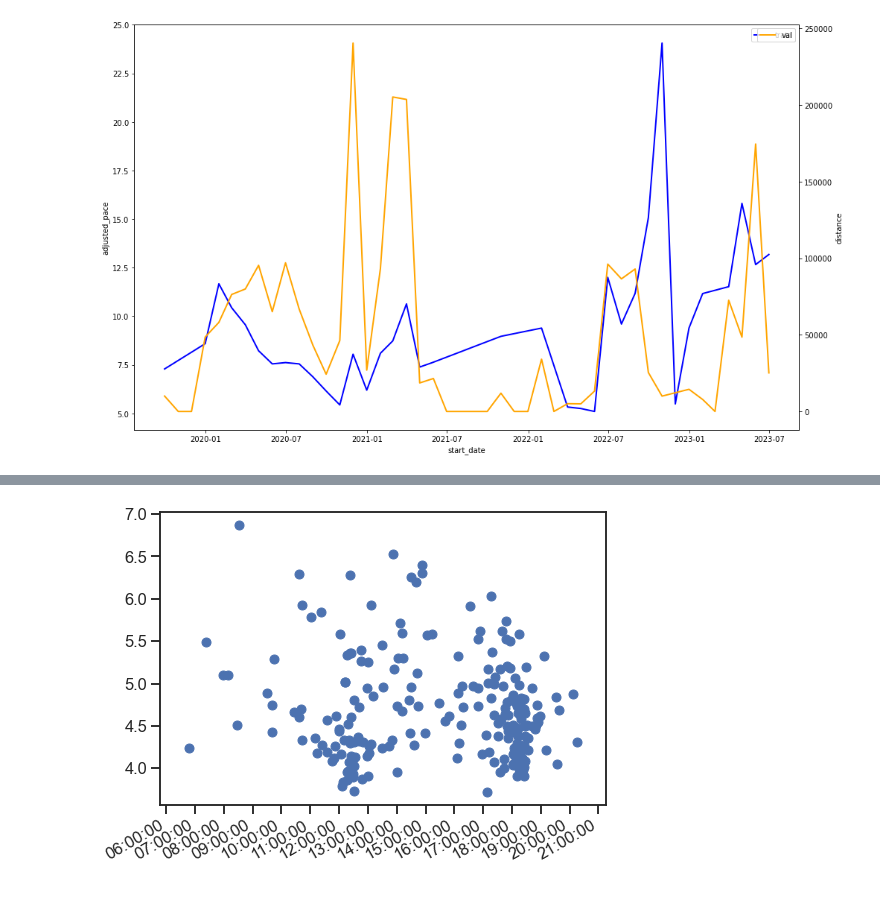
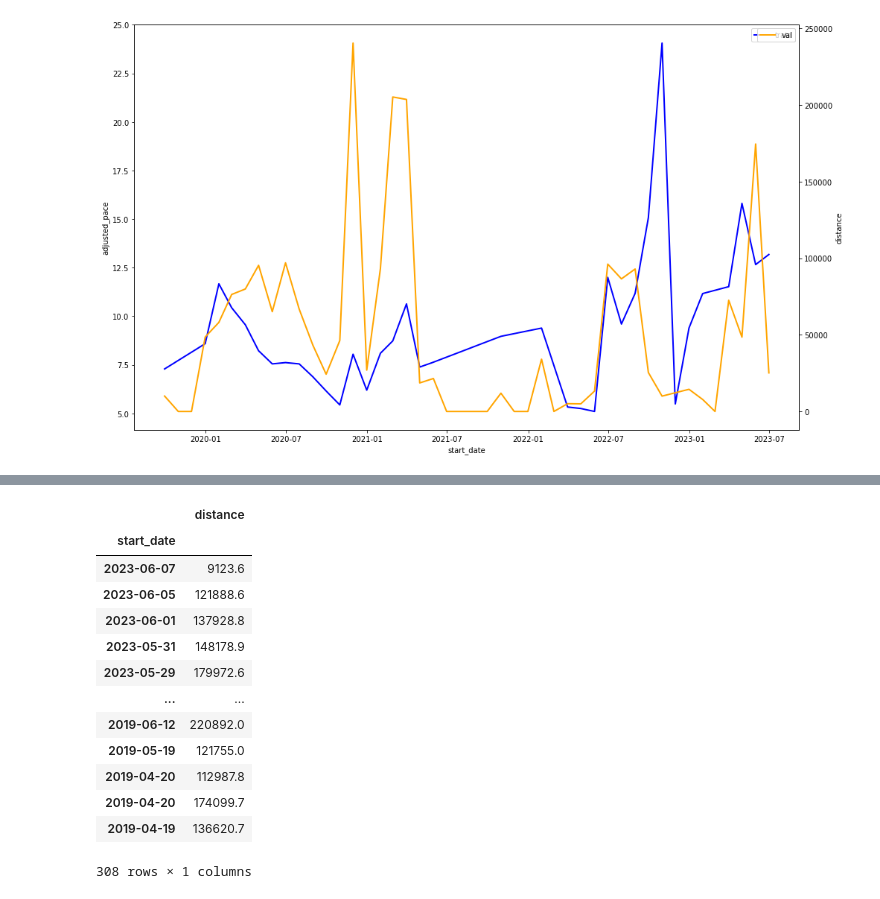
Before and after one commit to dougiebudge/stravaExperiment, a Jupyter notebook: explore.ipynb, the cells around one changed output, grey strips where cells are left out. Saved outputs shown, nothing was run; the diff lists cells and outputs as text; code cells hidden in the pictures.

```diff
--- a/explore.ipynb
+++ b/explore.ipynb
@@ -419,12 +411,29 @@ fig.show()
-# %%
-rides["prevMonthDist"]=
-rides["prevMonthElevation"]=
-rides["prevWeekDist"]=
-rides["prevWeekElevation"]=
-rides["fatigueFactor"]= pd.cut(
-    rides.prevWeekDist,
-    bins=5,
-    labels=False
-)
-# %% [output]
-[figure, removed]
+# %%
+'''
+rides["prevMonthDist"]=
+rides["prevMonthElevation"]=
+rides["prevWeekDist"]=
+rides["prevWeekElevation"]=
+rides["fatigueFactor"]=
+'''
+# I've got to sort by ascending date
+# df.sort_values()
+df_time = pd.DataFrame({"distance": df["distance"].tolist()},
+                       index = df["start_date"])
+df_time= df_time.rolling('30D').sum()
+df_time
+# %% [output]
+|  | distance |
+| start_date |  |
+| 2023-06-07 | 9123.6 |
+| 2023-06-05 | 121888.6 |
+| 2023-06-01 | 137928.8 |
+| 2023-05-31 | 148178.9 |
+| 2023-05-29 | 179972.6 |
+| ... | ... |
+| 2019-06-12 | 220892.0 |
+| 2019-05-19 | 121755.0 |
+| 2019-04-20 | 112987.8 |
+| 2019-04-20 | 174099.7 |
+| 2019-04-19 | 136620.7 |
+308 rows × 1 columns
```
Also changed, not shown: parts of 2 cells of this notebook, 1 other file.
